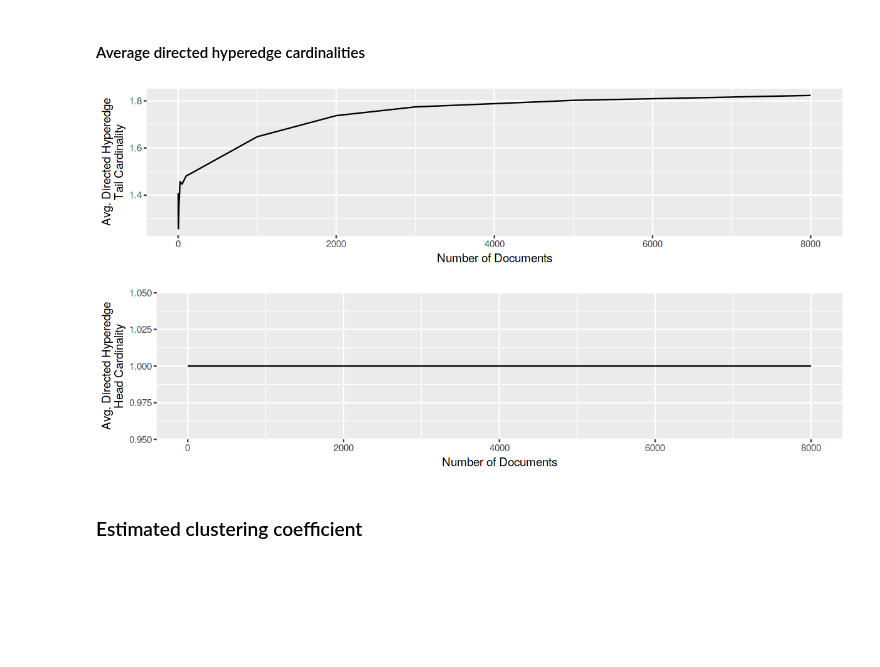
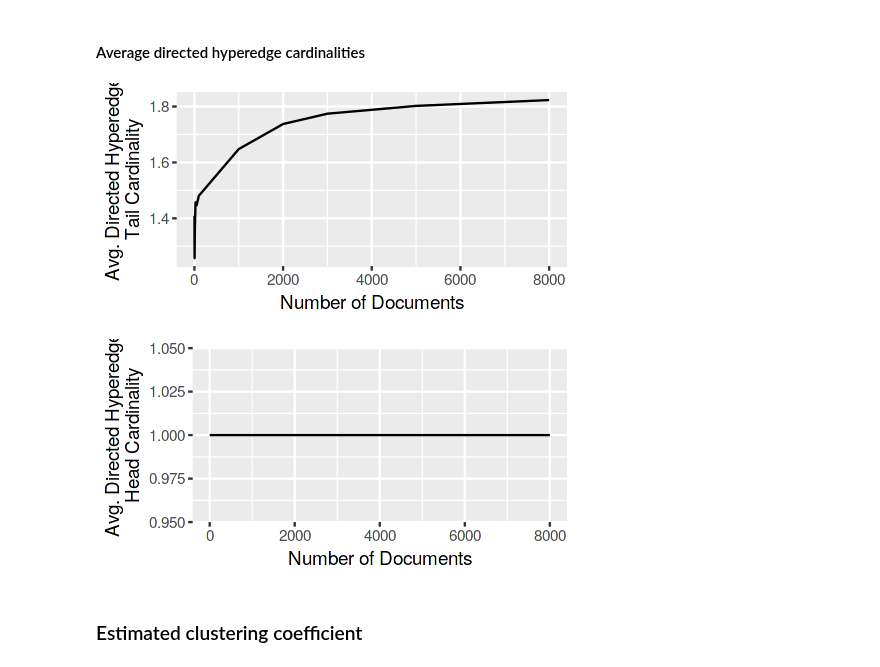
Before and after one commit to feup-infolab/army-ant, a Jupyter notebook: notebooks/hypergraph_of_entity/hypergraph_of_entity.ipynb, the cells around one changed output. Cells and saved outputs as stored; diff of their text form; code cells hidden in the pictures; blank space fills up the shorter version.

```diff
--- a/notebooks/hypergraph_of_entity/hypergraph_of_entity.ipynb
+++ b/notebooks/hypergraph_of_entity/hypergraph_of_entity.ipynb
@@ -481,17 +497,15 @@ ggsave(filename = "output/snapshot_average_hyperedge_cardinality.png", width = 4
 # %% [markdown]
 #### Average directed hyperedge cardinalities
 # %%
-options(repr.plot.width=10, repr.plot.height=2.5)
 plot_degree_over_time(
     snapshot_edge_degree %>% filter(is_directed), "Avg. Directed Hyperedge\nTail Cardinality", stat = "tail_cardinality")
 # %% [output]
-[figure, old version]
+[figure, new version]
 # %%
-options(repr.plot.width=10, repr.plot.height=2.5)
 plot_degree_over_time(
     snapshot_edge_degree %>% filter(is_directed), "Avg. Directed Hyperedge\nHead Cardinality", stat = "head_cardinality")
 # %% [output]
-[figure, old version]
+[figure, new version]
 # %% [markdown]
 ### Estimated clustering coefficient
 # %%
```
Also changed, not shown: parts of 29 cells of this notebook.
